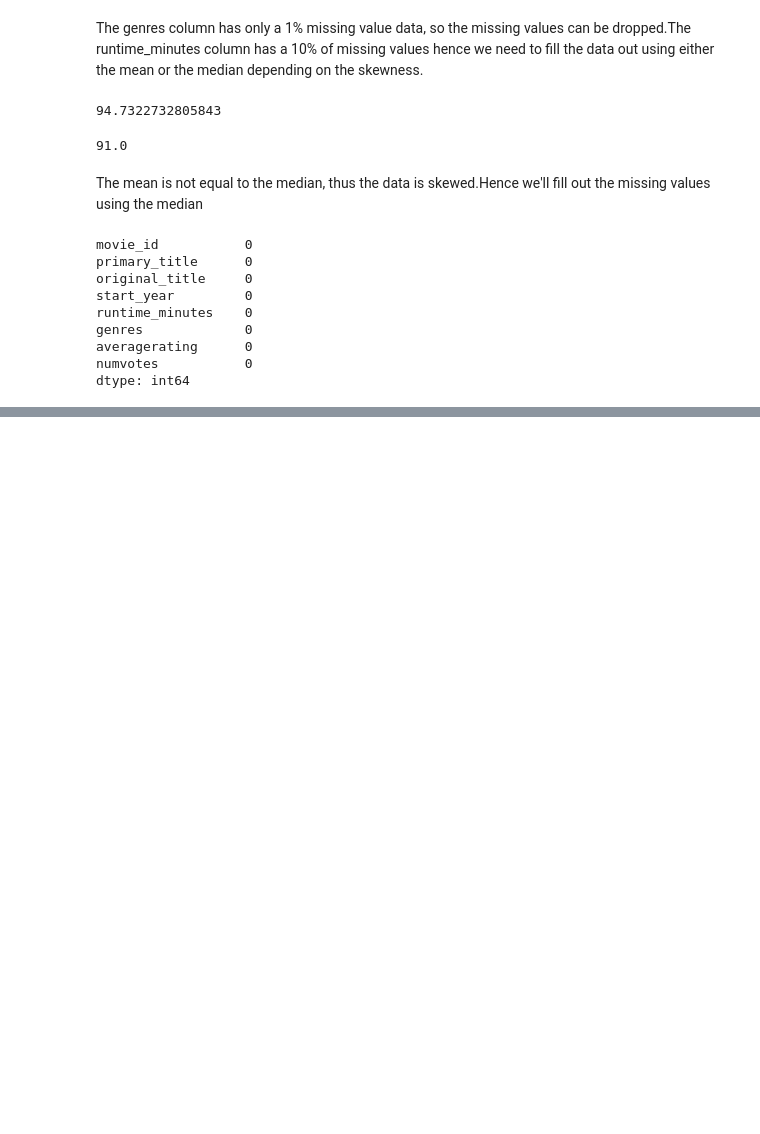
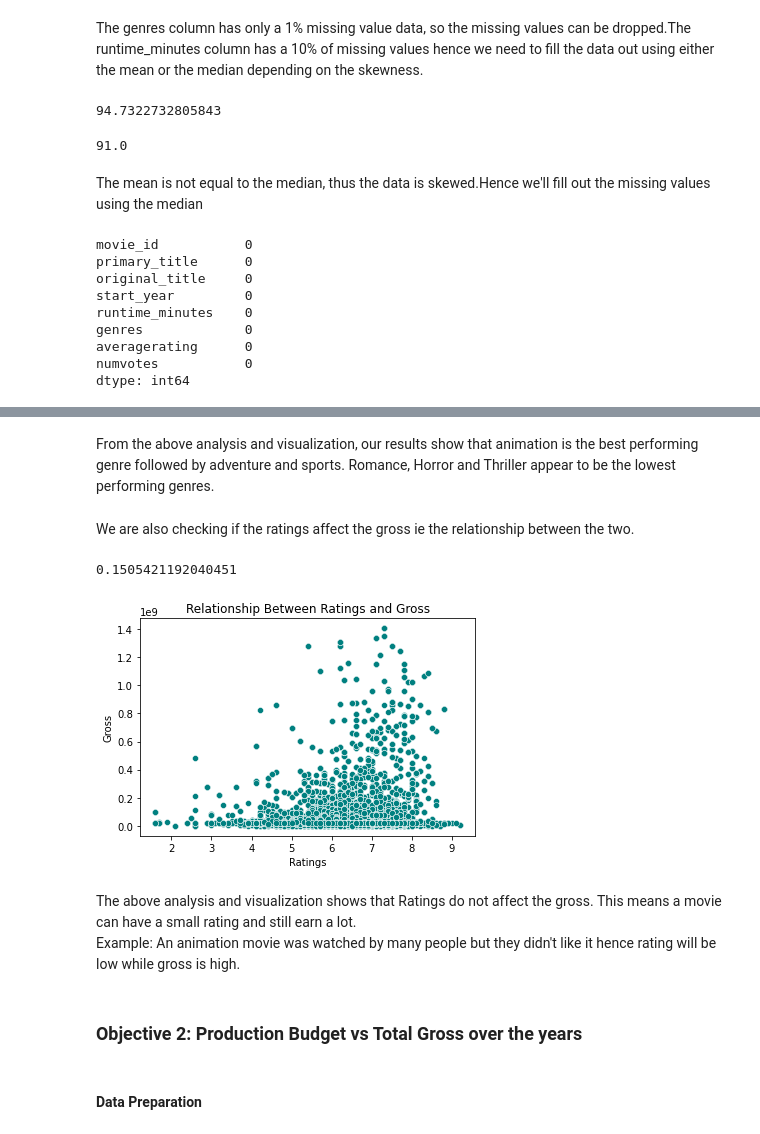
Before and after one commit to Christine-Muhoro/movie_group_project, a Jupyter notebook: index.ipynb, the cells around one changed output, grey strips where cells are left out. Cells and saved outputs as stored; diff of their text form; code cells hidden in the pictures; blank space fills up the shorter version.

```diff
--- a/index.ipynb
+++ b/index.ipynb
@@ -362,0 +368,3 @@ dtype: int64
+# %%
+bom_df_analysis = bom_df.copy()
+bom_df_analysis.head(2)
@@ -362,0 +375,4 @@ dtype: int64
+# %%
+#Creating a total gross column
+bom_df_analysis['total_gross'] = (bom_df_analysis['domestic_gross'] + bom_df_analysis['foreign_gross']).astype(int)
+bom_df_analysis.head(2)
@@ -362,0 +470,25 @@ dtype: int64
+# %% [markdown]
+From the above analysis and visualization, our results show that animation is the best performing genre followed by adventure and sports. Romance, Horror and Thriller appear to be the lowest performing genres.
+# %% [markdown]
+We are also checking if the ratings affect the gross ie the relationship between the two.
+# %%
+#Correlation/relationship between rating and gross
+correlation = np.corrcoef(analysis_df['averagerating'],analysis_df['total_gross'])[0,1]
+correlation
+# %% [output]
+0.1505421192040451
+# %%
+#Plotting the relationship between ratings and gross
+sns.scatterplot(analysis_df['averagerating'],analysis_df['total_gross'], color='teal')
+plt.title('Relationship Between Ratings and Gross')
+plt.xlabel('Ratings')
+plt.ylabel('Gross');
+# %% [output]
+[figure, added]
+# %% [markdown]
+The above analysis and visualization shows that Ratings do not affect the gross. This means a movie can have a small rating and still earn a lot.
+Example: An animation movie was watched by many people but they didn't like it hence rating will be low while gross is high.
+# %% [markdown]
+### **Objective 2: Production Budget vs Total Gross over the years**
+# %% [markdown]
+#### Data Preparation
```
Also changed, not shown: parts of 39 cells of this notebook, 1 other file.
